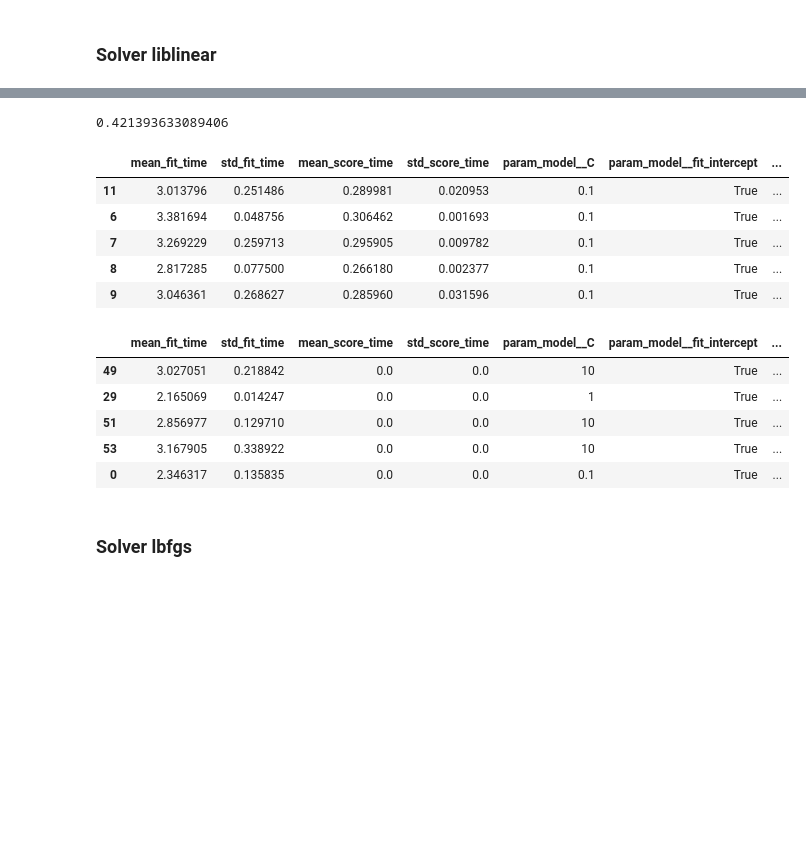
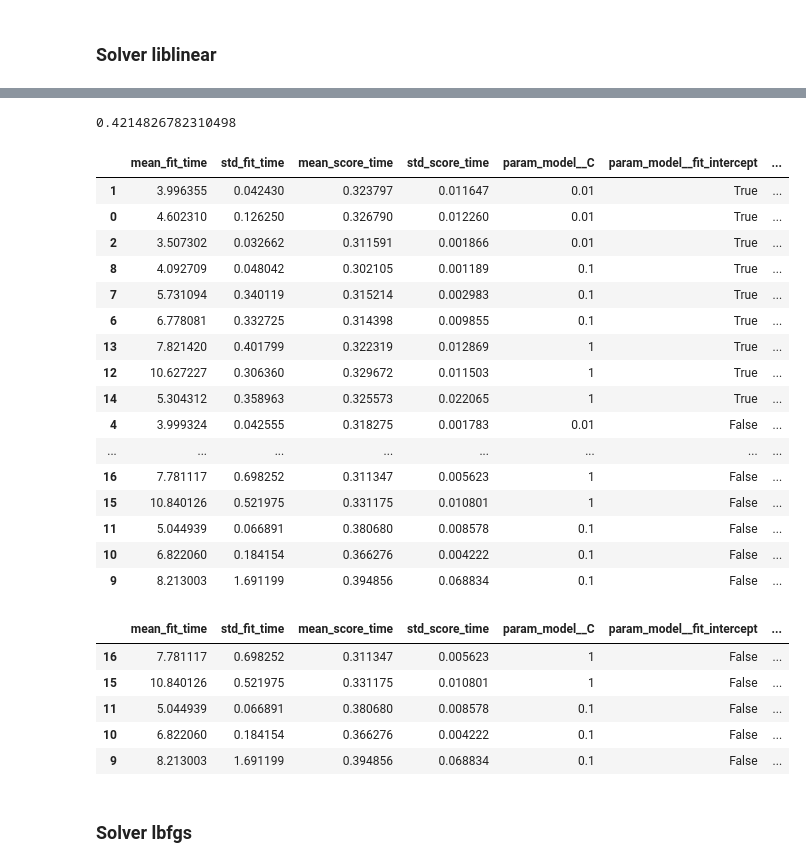
Before and after one commit to gabriel1628/Projet7-Dash, a Jupyter notebook: Modelisation.ipynb, the cells around one changed output, grey strips where cells are left out. Saved outputs shown, nothing was run; the diff lists cells and outputs as text; code cells hidden in the pictures; blank space fills up the shorter version.

```diff
--- a/Modelisation.ipynb
+++ b/Modelisation.ipynb
@@ -767,14 +736,20 @@ def get_cv_results(grid):
 # %% [markdown]
 ### Solver liblinear
 # %%
-params = {'solver': 'liblinear', #'lbfgs', 'newton-cg'
-          }
+params = {'solver': 'liblinear'}
+
 param_grid = {'model__tol': [1e-5, 1e-4, 1e-3],
-              'model__C': [0.1, 1, 10],
-              'model__penalty': ['l1', 'l2'],
+              'model__C': [0.01, 0.1, 1],
+              #'model__penalty': ['l1', 'l2'], # trop long avec la penalty 'l1'
               'model__fit_intercept': [True, False],
-              #'model__warm_start': [True, False],
+              #'model__warm_start': [True, False], # ne change rien
               }
+
+model = LogisticRegression(random_state=42, max_iter=1000, **params)
+pipeline = Pipeline(steps=[('imputer', SimpleImputer(strategy='mean', missing_values=nan)),
+                           ('scaler', StandardScaler()),
+                           ('undersampler', RandomUnderSampler(random_state=0)),
+                           ('model', model)])
 
 grid = GridSearchCV(estimator=pipeline, param_grid=param_grid, scoring=f2_scorer, cv=4, verbose=2)
 grid.fit(X_train, y_train)
@@ -817,25 +775,36 @@ Traceback (most recent call last):
 # %%
 grid.best_score_
 # %% [output]
-0.421393633089406
+0.4214826782310498
 # %%
-cv_results_liblinear.head()
+cv_results_liblinear.head(20)
 # %% [output]
 |  | mean_fit_time | std_fit_time | mean_score_time | std_score_time | param_model__C | param_model__fit_intercept | ... |
-| 11 | 3.013796 | 0.251486 | 0.289981 | 0.020953 | 0.1 | True | ... |
-| 6 | 3.381694 | 0.048756 | 0.306462 | 0.001693 | 0.1 | True | ... |
-| 7 | 3.269229 | 0.259713 | 0.295905 | 0.009782 | 0.1 | True | ... |
-| 8 | 2.817285 | 0.077500 | 0.266180 | 0.002377 | 0.1 | True | ... |
-| 9 | 3.046361 | 0.268627 | 0.285960 | 0.031596 | 0.1 | True | ... |
+| 1 | 3.996355 | 0.042430 | 0.323797 | 0.011647 | 0.01 | True | ... |
+| 0 | 4.602310 | 0.126250 | 0.326790 | 0.012260 | 0.01 | True | ... |
+| 2 | 3.507302 | 0.032662 | 0.311591 | 0.001866 | 0.01 | True | ... |
+| 8 | 4.092709 | 0.048042 | 0.302105 | 0.001189 | 0.1 | True | ... |
+| 7 | 5.731094 | 0.340119 | 0.315214 | 0.002983 | 0.1 | True | ... |
+| 6 | 6.778081 | 0.332725 | 0.314398 | 0.009855 | 0.1 | True | ... |
+| 13 | 7.821420 | 0.401799 | 0.322319 | 0.012869 | 1 | True | ... |
+| 12 | 10.627227 | 0.306360 | 0.329672 | 0.011503 | 1 | True | ... |
+| 14 | 5.304312 | 0.358963 | 0.325573 | 0.022065 | 1 | True | ... |
+| 4 | 3.999324 | 0.042555 | 0.318275 | 0.001783 | 0.01 | False | ... |
+| ... | ... | ... | ... | ... | ... | ... | ... |
+| 16 | 7.781117 | 0.698252 | 0.311347 | 0.005623 | 1 | False | ... |
+| 15 | 10.840126 | 0.521975 | 0.331175 | 0.010801 | 1 | False | ... |
+| 11 | 5.044939 | 0.066891 | 0.380680 | 0.008578 | 0.1 | False | ... |
+| 10 | 6.822060 | 0.184154 | 0.366276 | 0.004222 | 0.1 | False | ... |
+| 9 | 8.213003 | 1.691199 | 0.394856 | 0.068834 | 0.1 | False | ... |
 # %%
 cv_results_liblinear.tail()
 # %% [output]
 |  | mean_fit_time | std_fit_time | mean_score_time | std_score_time | param_model__C | param_model__fit_intercept | ... |
-| 49 | 3.027051 | 0.218842 | 0.0 | 0.0 | 10 | True | ... |
-| 29 | 2.165069 | 0.014247 | 0.0 | 0.0 | 1 | True | ... |
-| 51 | 2.856977 | 0.129710 | 0.0 | 0.0 | 10 | True | ... |
-| 53 | 3.167905 | 0.338922 | 0.0 | 0.0 | 10 | True | ... |
-| 0 | 2.346317 | 0.135835 | 0.0 | 0.0 | 0.1 | True | ... |
+| 16 | 7.781117 | 0.698252 | 0.311347 | 0.005623 | 1 | False | ... |
+| 15 | 10.840126 | 0.521975 | 0.331175 | 0.010801 | 1 | False | ... |
+| 11 | 5.044939 | 0.066891 | 0.380680 | 0.008578 | 0.1 | False | ... |
+| 10 | 6.822060 | 0.184154 | 0.366276 | 0.004222 | 0.1 | False | ... |
+| 9 | 8.213003 | 1.691199 | 0.394856 | 0.068834 | 0.1 | False | ... |
 # %% [markdown]
 ### Solver lbfgs
 # %%
```
Also changed, not shown: parts of 46 cells of this notebook, 1 other file.
